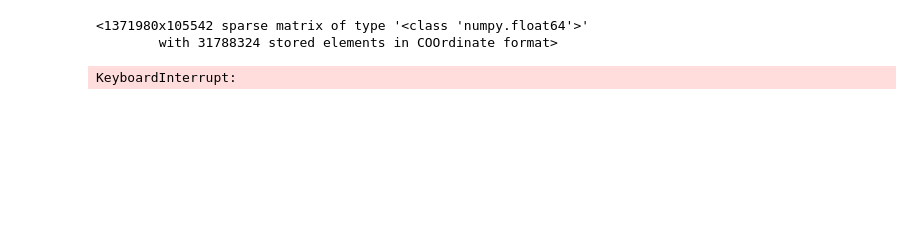
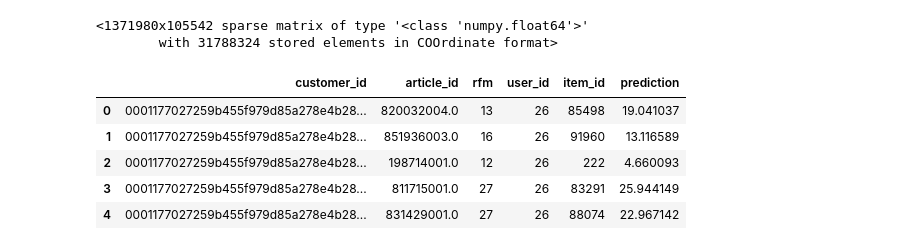
Before and after one commit to k-redstone/jupyter, a Jupyter notebook: als.ipynb, the cells around one changed output. Drawn from its saved outputs; the diff is of its cells as text; code cells hidden in the pictures; blank space fills up the shorter version.

```diff
--- a/als.ipynb
+++ b/als.ipynb
@@ -71,8 +181,3 @@ coo_train
 # %% [output]
 <1371980x105542 sparse matrix of type '<class 'numpy.float64'>'
         with 31788324 stored elements in COOrdinate format>
-# %%
-df = spark.createDataFrame(tran)
-# coo_train = spark.createDataFrame(coo_train)
-# %% [output]
-KeyboardInterrupt:
@@ -78,0 +187,23 @@ KeyboardInterrupt:
+# %%
+train, test = df_spark.randomSplit([0.75, 0.25])
+
+rec = ALS(maxIter=10,
+        regParam=0.01,
+        userCol='user_id',
+        itemCol='article_id',
+        ratingCol='rfm', # label -> predict할 때는 필요 없음!
+        nonnegative=True,
+        coldStartStrategy='drop')
+# ALS모델 학습 -> dataframe을 넣어주기
+rec_model = rec.fit(train)
+
+# transform을 이용해 예측 -> dataframe을 넣어주기
+pred_ratings = rec_model.transform(test)
+pred_ratings.limit(5).toPandas()
+# %% [output]
+|  | customer_id | article_id | rfm | user_id | item_id | prediction |
+| 0 | 0001177027259b455f979d85a278e4b28... | 820032004.0 | 13 | 26 | 85498 | 19.041037 |
+| 1 | 0001177027259b455f979d85a278e4b28... | 851936003.0 | 16 | 26 | 91960 | 13.116589 |
+| 2 | 0001177027259b455f979d85a278e4b28... | 198714001.0 | 12 | 26 | 222 | 4.660093 |
+| 3 | 0001177027259b455f979d85a278e4b28... | 811715001.0 | 27 | 26 | 83291 | 25.944149 |
+| 4 | 0001177027259b455f979d85a278e4b28... | 831429001.0 | 27 | 26 | 88074 | 22.967142 |
```
Also changed, not shown: parts of 22 cells of this notebook, 1 other file.
